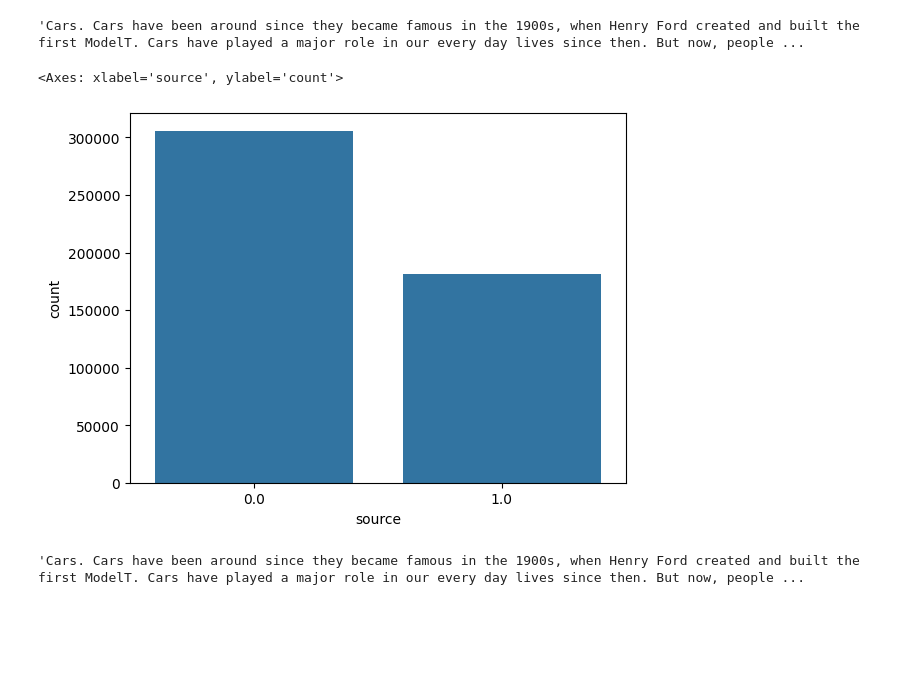
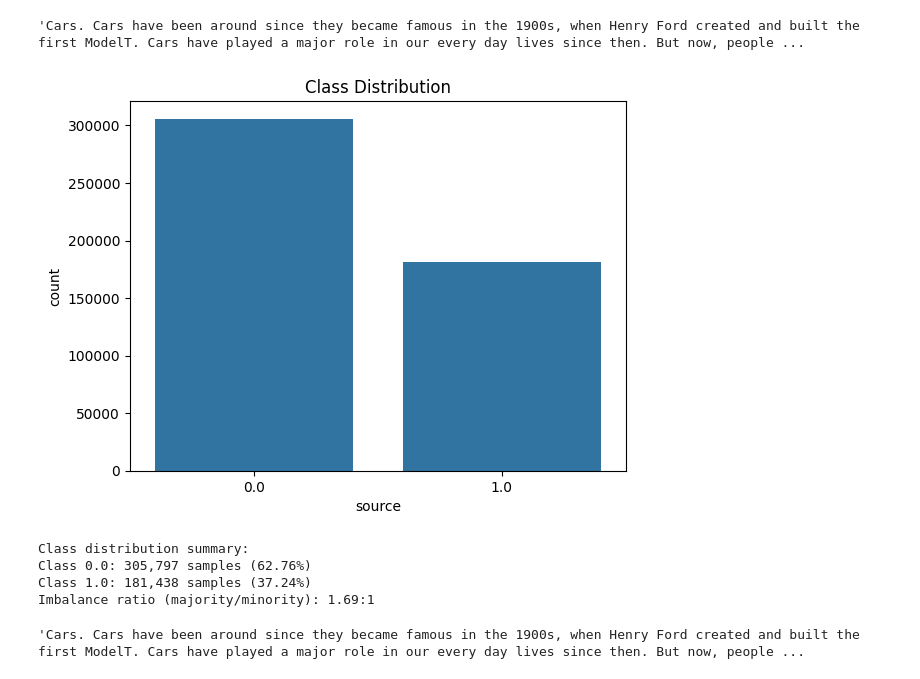
Before and after one commit to Youssef-Abdelshahid/AI-vs-Human-Text-Detection, a Jupyter notebook: AI_vs_Human_Text_Detection_Essay.ipynb, the cells around one changed output. Drawn from its saved outputs; the diff is of its cells as text; code cells hidden in the pictures; blank space fills up the shorter version.

```diff
--- a/AI_vs_Human_Text_Detection_Essay.ipynb
+++ b/AI_vs_Human_Text_Detection_Essay.ipynb
@@ -84,11 +84,25 @@ df.rename(columns={"generated": "source"}, inplace=True)
 df['text'][0]
 # %% [output]
 'Cars. Cars have been around since they became famous in the 1900s, when Henry Ford created and built the first ModelT. Cars have played a major role in our every day lives since then. But now, people ...
-# %%
-sns.countplot(data=df,x='source')
-# %% [output]
-<Axes: xlabel='source', ylabel='count'>
-[figure, removed]
+# %%
+sns.countplot(data=df, x='source')
+plt.title('Class Distribution')
+plt.show()
+
+class_counts = df['source'].value_counts().sort_index()
+class_percentages = (class_counts / class_counts.sum() * 100).round(2)
+imbalance_ratio = class_counts.max() / class_counts.min()
+
+print('Class distribution summary:')
+for label, count in class_counts.items():
+    print(f'Class {label}: {count:,} samples ({class_percentages.loc[label]:.2f}%)')
+print(f'Imbalance ratio (majority/minority): {imbalance_ratio:.2f}:1')
+# %% [output]
+[figure, added]
+Class distribution summary:
+Class 0.0: 305,797 samples (62.76%)
+Class 1.0: 181,438 samples (37.24%)
+Imbalance ratio (majority/minority): 1.69:1
 # %%
 df['text'][0]
 # %% [output]
```
Also changed, not shown: parts of 14 cells of this notebook, 2 other files.
